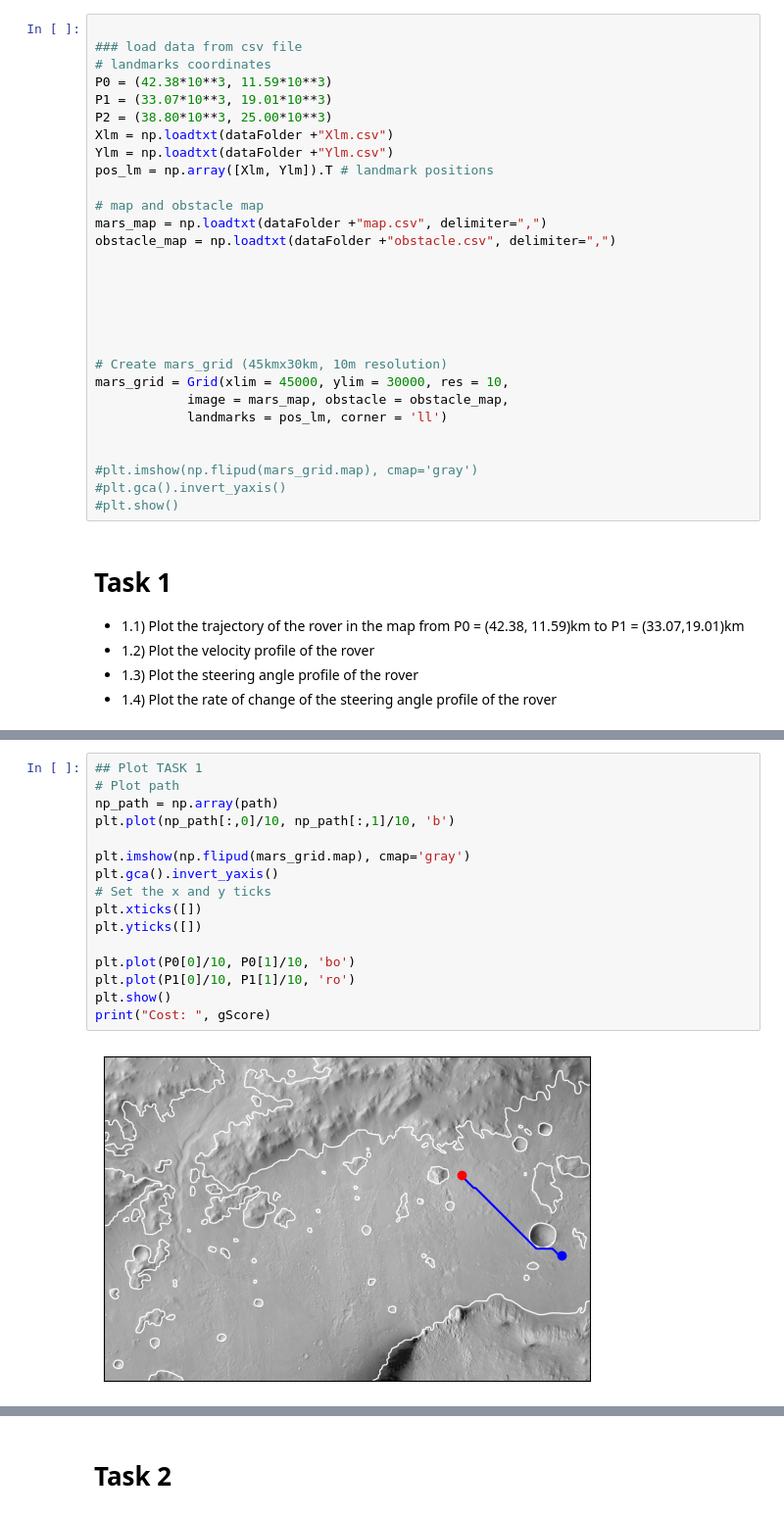
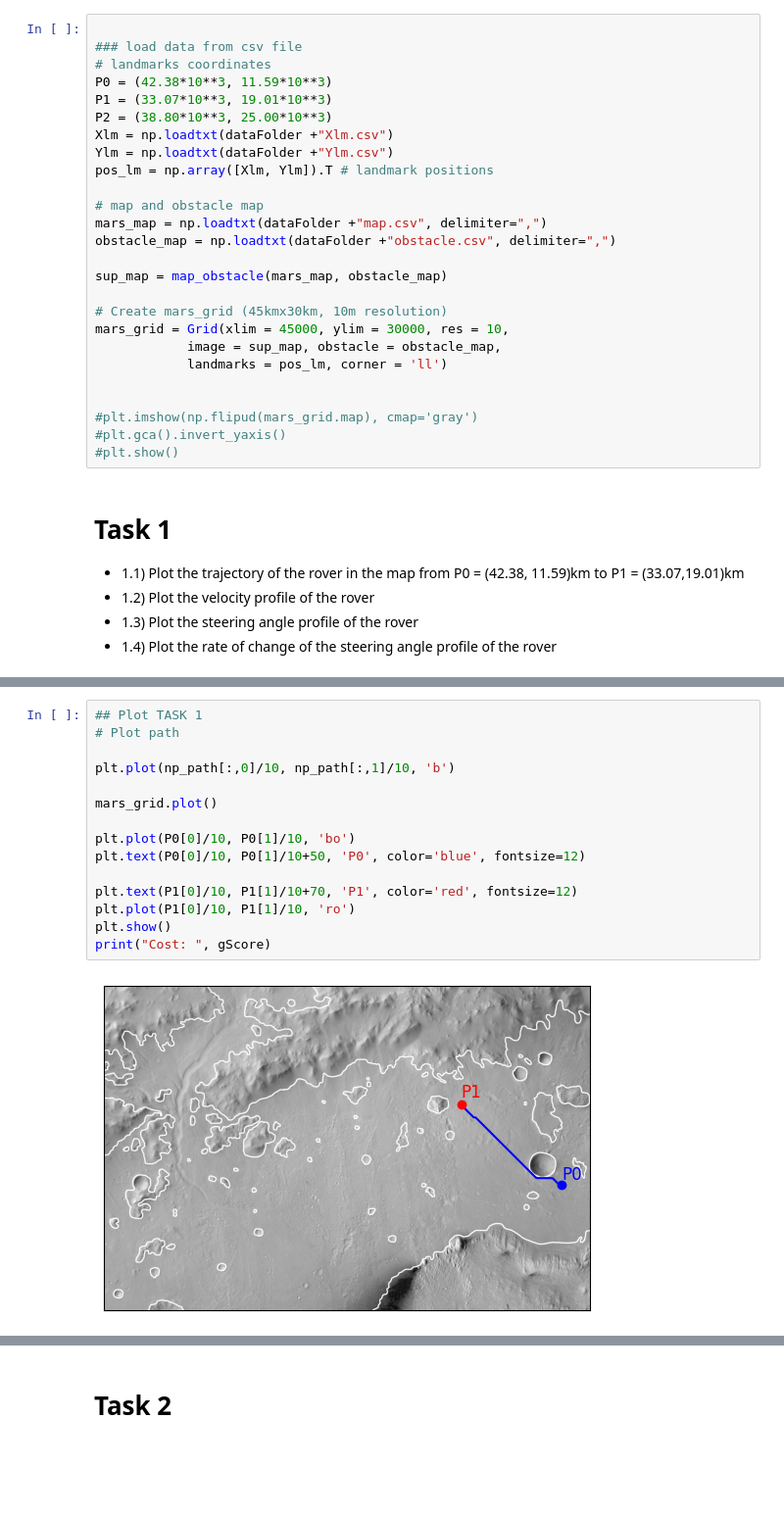
Before and after one commit to Meoli96/Robotic-pathfinding, a Jupyter notebook: main.ipynb, the cells around one changed output, grey strips where cells are left out. Shown: that part at 98% size. Saved outputs shown, nothing was run; the diff lists cells and outputs as text; blank space fills up the shorter version.

```diff
--- a/main.ipynb
+++ b/main.ipynb
@@ -35,14 +35,11 @@ pos_lm = np.array([Xlm, Ylm]).T # landmark positions
 mars_map = np.loadtxt(dataFolder +"map.csv", delimiter=",")
 obstacle_map = np.loadtxt(dataFolder +"obstacle.csv", delimiter=",")
 
-
-
-
-
+sup_map = map_obstacle(mars_map, obstacle_map)
 
 # Create mars_grid (45kmx30km, 10m resolution)
 mars_grid = Grid(xlim = 45000, ylim = 30000, res = 10,
-            image = mars_map, obstacle = obstacle_map,
+            image = sup_map, obstacle = obstacle_map,
             landmarks = pos_lm, corner = 'll')
 
 
@@ -78,21 +70,20 @@ arr_path = shorten_path(graph, 0,0)
 # %%
 ## Plot TASK 1
 # Plot path
-np_path = np.array(path)
+
 plt.plot(np_path[:,0]/10, np_path[:,1]/10, 'b')
 
-plt.imshow(np.flipud(mars_grid.map), cmap='gray')
-plt.gca().invert_yaxis()
-# Set the x and y ticks
-plt.xticks([])
-plt.yticks([])
+mars_grid.plot()
 
 plt.plot(P0[0]/10, P0[1]/10, 'bo')
+plt.text(P0[0]/10, P0[1]/10+50, 'P0', color='blue', fontsize=12)
+
+plt.text(P1[0]/10, P1[1]/10+70, 'P1', color='red', fontsize=12)
 plt.plot(P1[0]/10, P1[1]/10, 'ro')
 plt.show()
 print("Cost: ", gScore)
 # %% [output]
-[figure, old version]
+[figure, new version]
 Cost:  12383.46463280844
 # %%
 marsRover = Rover(maxVel, LAxis)
```
Also changed, not shown: parts of 6 cells of this notebook, 3 other files.
